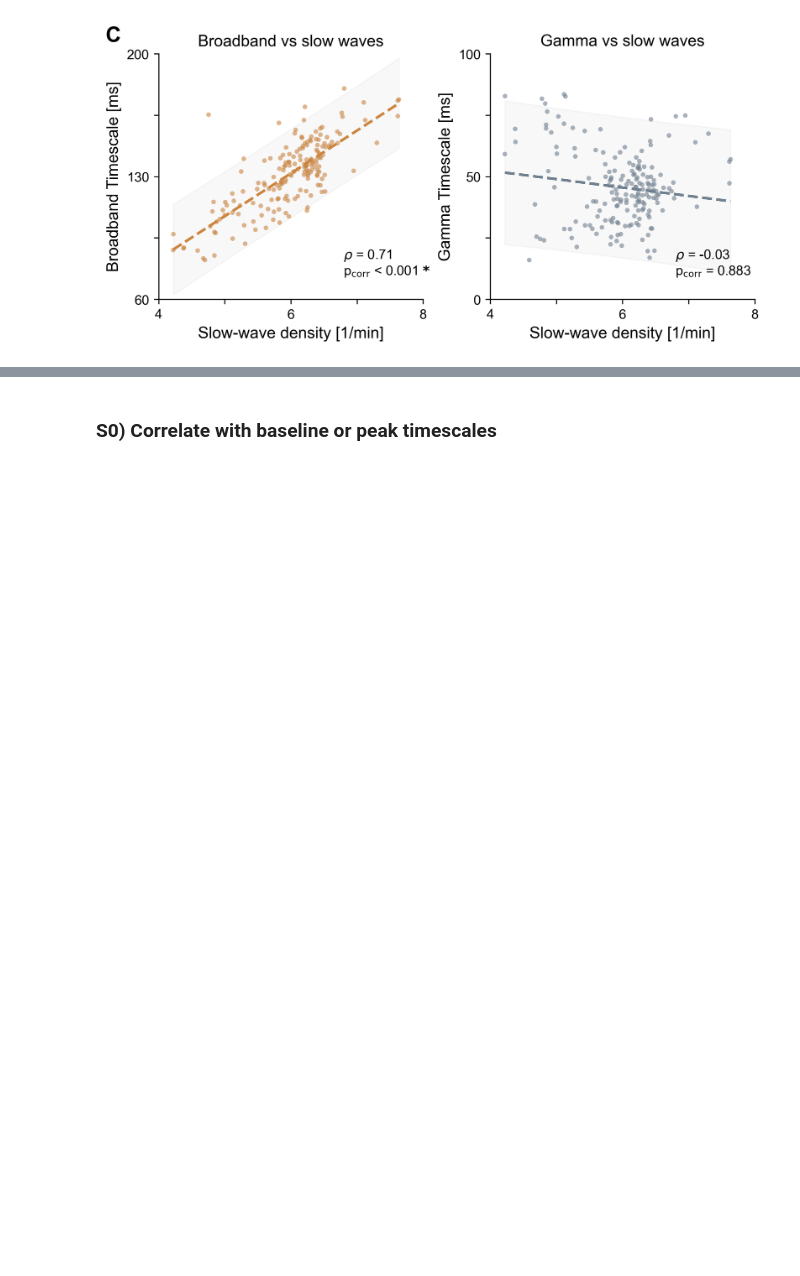
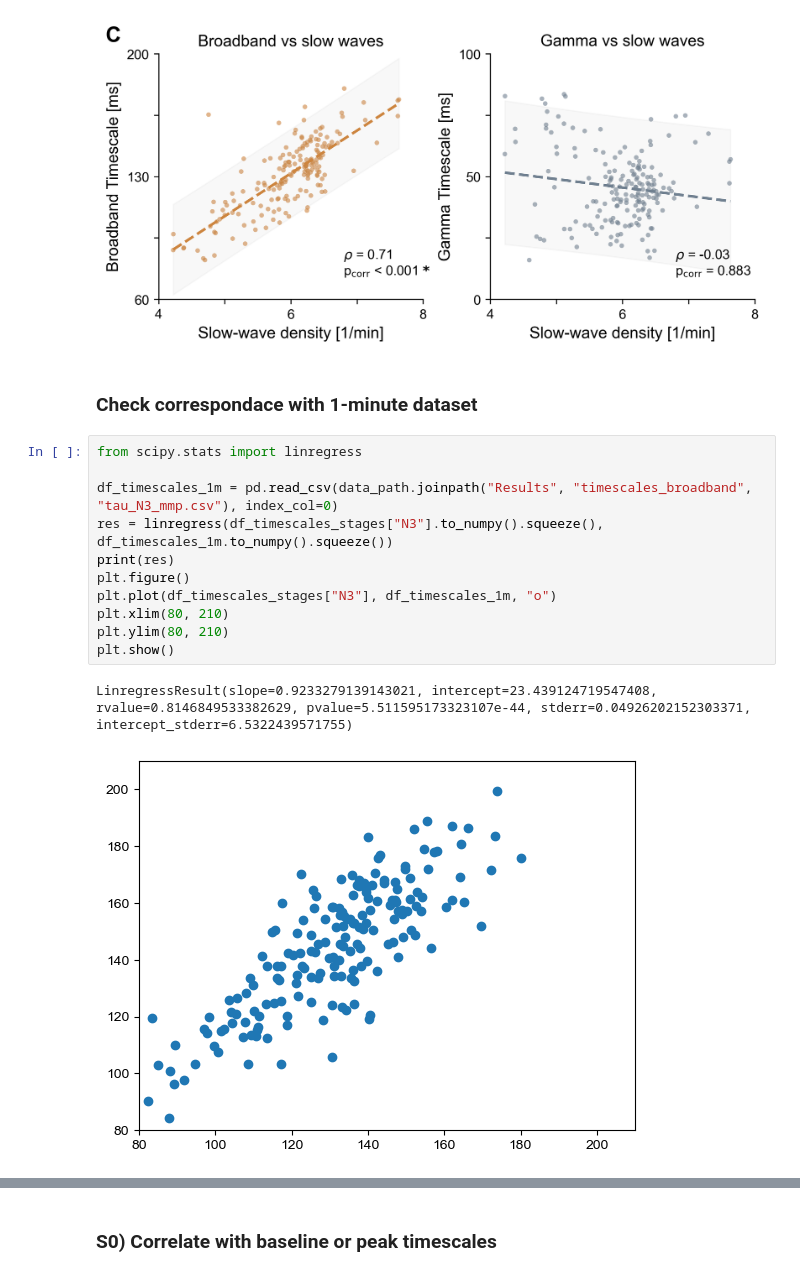
Before and after one commit to cusinatr/MNI-Analysis, a Jupyter notebook: Analysis/Figures/Fig_sw.ipynb, the cells around one changed output, grey strips where cells are left out. Cells and saved outputs as stored; diff of their text form; blank space fills up the shorter version.

```diff
--- a/Analysis/Figures/Fig_sw.ipynb
+++ b/Analysis/Figures/Fig_sw.ipynb
@@ -488,3 +488,19 @@ plt.show()
 Generating 1000 permutations...
 Generating 1000 permutations...
 [figure]
+# %% [markdown]
+### Check correspondace with 1-minute dataset
+# %%
+from scipy.stats import linregress
+
+df_timescales_1m = pd.read_csv(data_path.joinpath("Results", "timescales_broadband", "tau_N3_mmp.csv"), index_col=0)
+res = linregress(df_timescales_stages["N3"].to_numpy().squeeze(), df_timescales_1m.to_numpy().squeeze())
+print(res)
+plt.figure()
+plt.plot(df_timescales_stages["N3"], df_timescales_1m, "o")
+plt.xlim(80, 210)
+plt.ylim(80, 210)
+plt.show()
+# %% [output]
+LinregressResult(slope=0.9233279139143021, intercept=23.439124719547408, rvalue=0.8146849533382629, pvalue=5.511595173323107e-44, stderr=0.04926202152303371, intercept_stderr=6.5322439571755)
+[figure, added]
```
Also changed, not shown: parts of 1 cell of this notebook.
